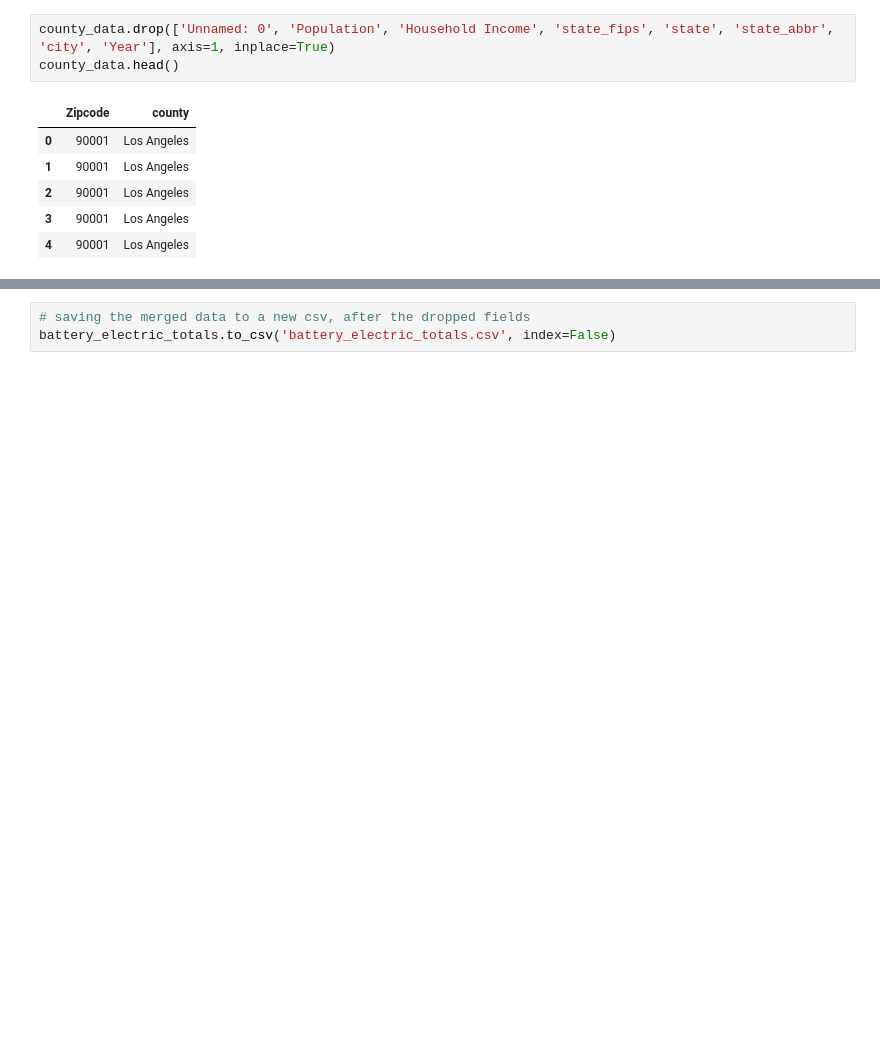
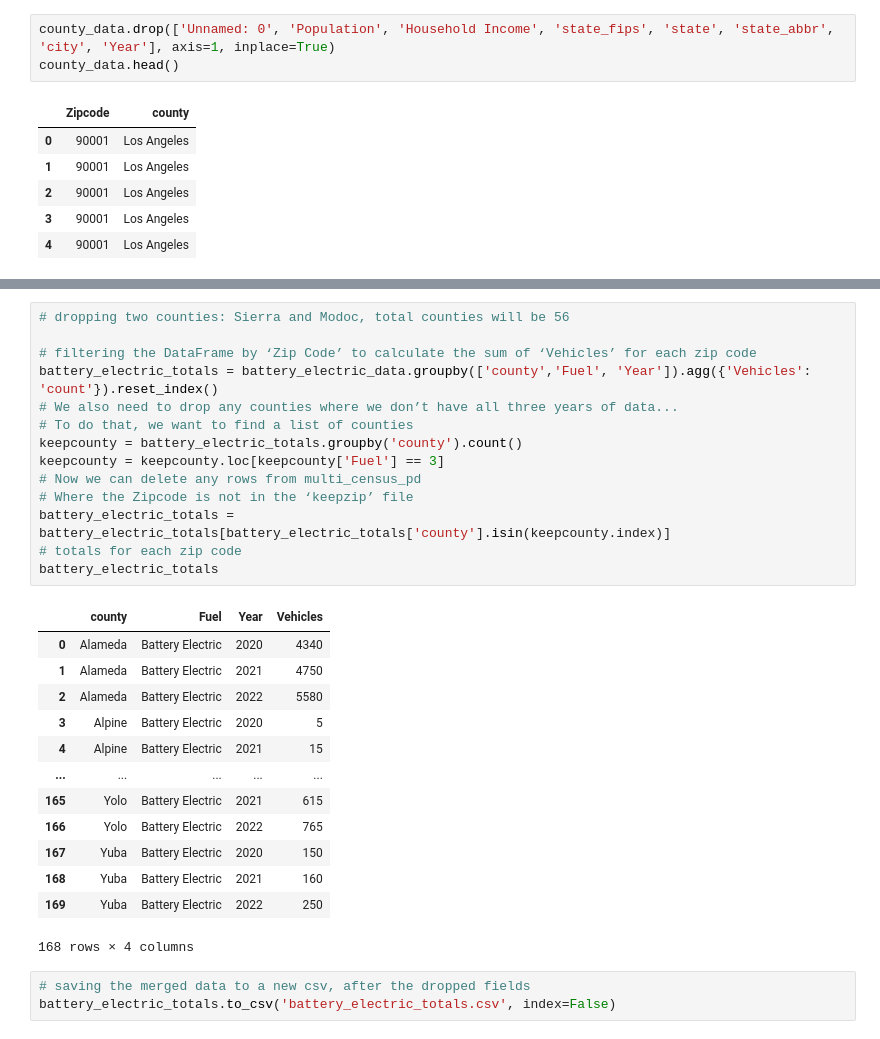
Before and after one commit to JaredWillson/group_9_project_1, a Jupyter notebook: Ginaupdates.ipynb, the cells around one changed output, grey strips where cells are left out. Cells and saved outputs as stored; diff of their text form; blank space fills up the shorter version.

```diff
--- a/Ginaupdates.ipynb
+++ b/Ginaupdates.ipynb
@@ -169,3 +182,31 @@ battery_electric_totals
+# %%
+# dropping two counties: Sierra and Modoc, total counties will be 56
+
+# filtering the DataFrame by ‘Zip Code’ to calculate the sum of ‘Vehicles’ for each zip code
+battery_electric_totals = battery_electric_data.groupby(['county','Fuel', 'Year']).agg({'Vehicles': 'count'}).reset_index()
+# We also need to drop any counties where we don’t have all three years of data...
+# To do that, we want to find a list of counties
+keepcounty = battery_electric_totals.groupby('county').count()
+keepcounty = keepcounty.loc[keepcounty['Fuel'] == 3]
+# Now we can delete any rows from multi_census_pd
+# Where the Zipcode is not in the ‘keepzip’ file
+battery_electric_totals = battery_electric_totals[battery_electric_totals['county'].isin(keepcounty.index)]
+# totals for each zip code
+battery_electric_totals
+# %% [output]
+|  | county | Fuel | Year | Vehicles |
+| 0 | Alameda | Battery Electric | 2020 | 4340 |
+| 1 | Alameda | Battery Electric | 2021 | 4750 |
+| 2 | Alameda | Battery Electric | 2022 | 5580 |
+| 3 | Alpine | Battery Electric | 2020 | 5 |
+| 4 | Alpine | Battery Electric | 2021 | 15 |
+| ... | ... | ... | ... | ... |
+| 165 | Yolo | Battery Electric | 2021 | 615 |
+| 166 | Yolo | Battery Electric | 2022 | 765 |
+| 167 | Yuba | Battery Electric | 2020 | 150 |
+| 168 | Yuba | Battery Electric | 2021 | 160 |
+| 169 | Yuba | Battery Electric | 2022 | 250 |
+168 rows × 4 columns
 # %%
 # saving the merged data to a new csv, after the dropped fields
 battery_electric_totals.to_csv('battery_electric_totals.csv', index=False)
```
Also changed, not shown: parts of 7 cells of this notebook, 1 other file.
